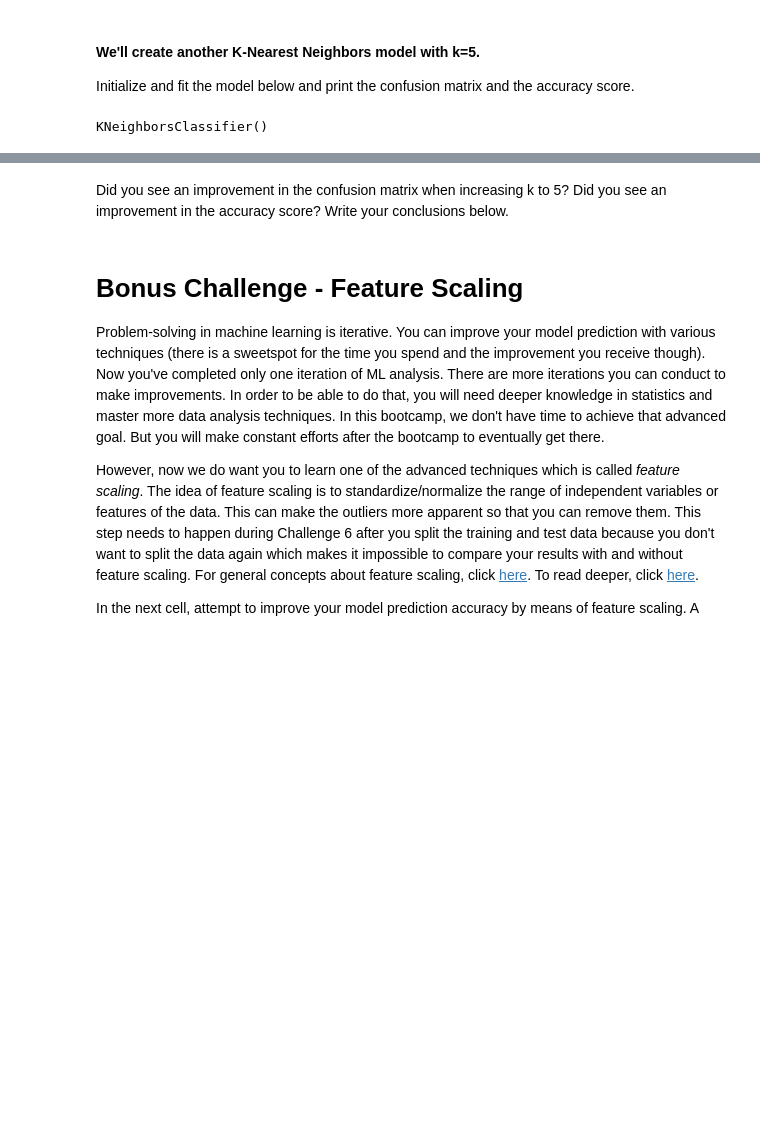
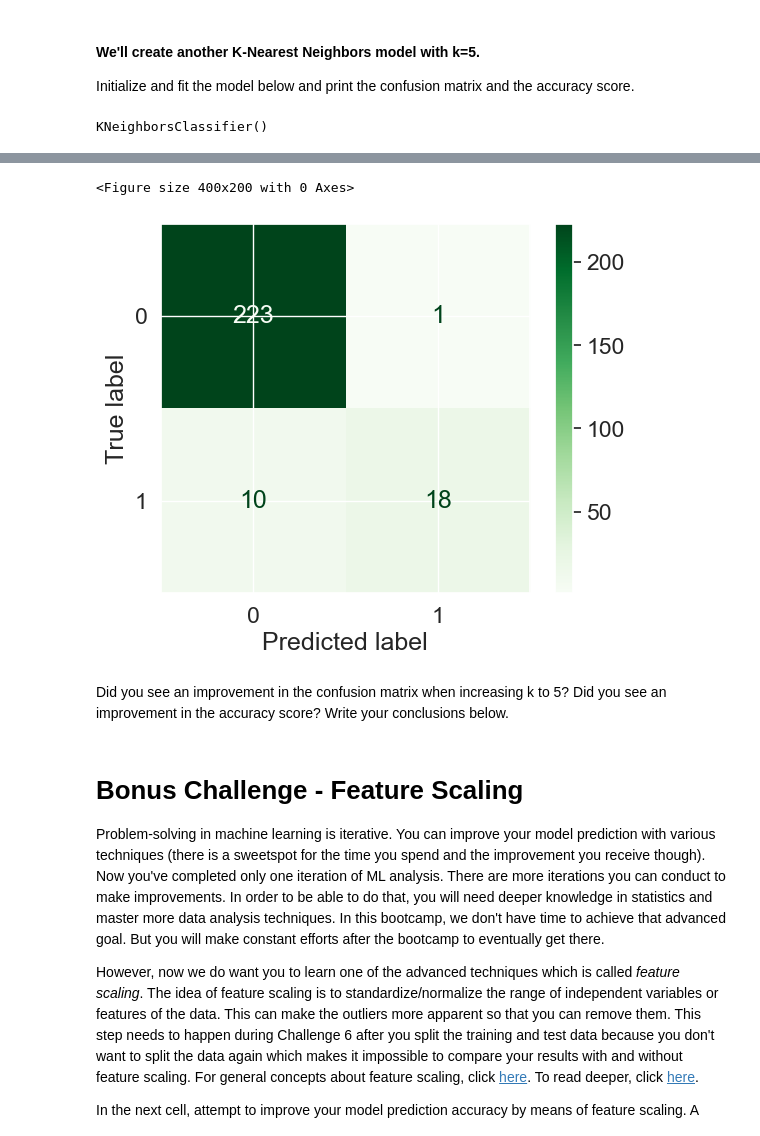
Before and after one commit to Negar86/lab-supervised-learning, a Jupyter notebook: your-code/main.ipynb, the cells around one changed output, grey strips where cells are left out. Cells and saved outputs as stored; diff of their text form; code cells hidden in the pictures; blank space fills up the shorter version.

```diff
--- a/your-code/main.ipynb
+++ b/your-code/main.ipynb
@@ -613,11 +689,13 @@ model.fit(X_train, y_train)
 # %% [output]
 KNeighborsClassifier()
 # %%
-pred = model.predict(X_test)
+y_pred = model.predict(X_test)
+cm = confusion_matrix(y_test,y_pred)
+accuracy = accuracy_score(y_test,y_pred)
 
-cm = confusion_matrix(y_test, predictions)
-print(f"Confusion matrix:\n{cm}")
-print("Test data accuracy: ",model.score(X_test,y_test))
-print("Train data accuracy: ", model.score(X_train, y_train))
+print(f"Confusion matrix:\n{cm}\n")
+print(f"Test data accuracy: {model.score(X_test,y_test)}")
+print(f"Train data accuracy: {model.score(X_train, y_train)}\n")
+print(f"Classification Report:\n{classification_report(y_test, y_pred)}\n")
 # %% [output]
 Confusion matrix:
@@ -628,2 +717,11 @@ Train data accuracy:  0.96318407960199
+# %%
+disp = ConfusionMatrixDisplay(confusion_matrix=cm)
+plt.figure(figsize=(4, 2))
+disp.plot(cmap='Greens')
+plt.grid(True)
+plt.show()
+# %% [output]
+<Figure size 400x200 with 0 Axes>
+[figure, added]
 # %% [markdown]
 Did you see an improvement in the confusion matrix when increasing k to 5? Did you see an improvement in the accuracy score? Write your conclusions below.
```
Also changed, not shown: parts of 30 cells of this notebook.
